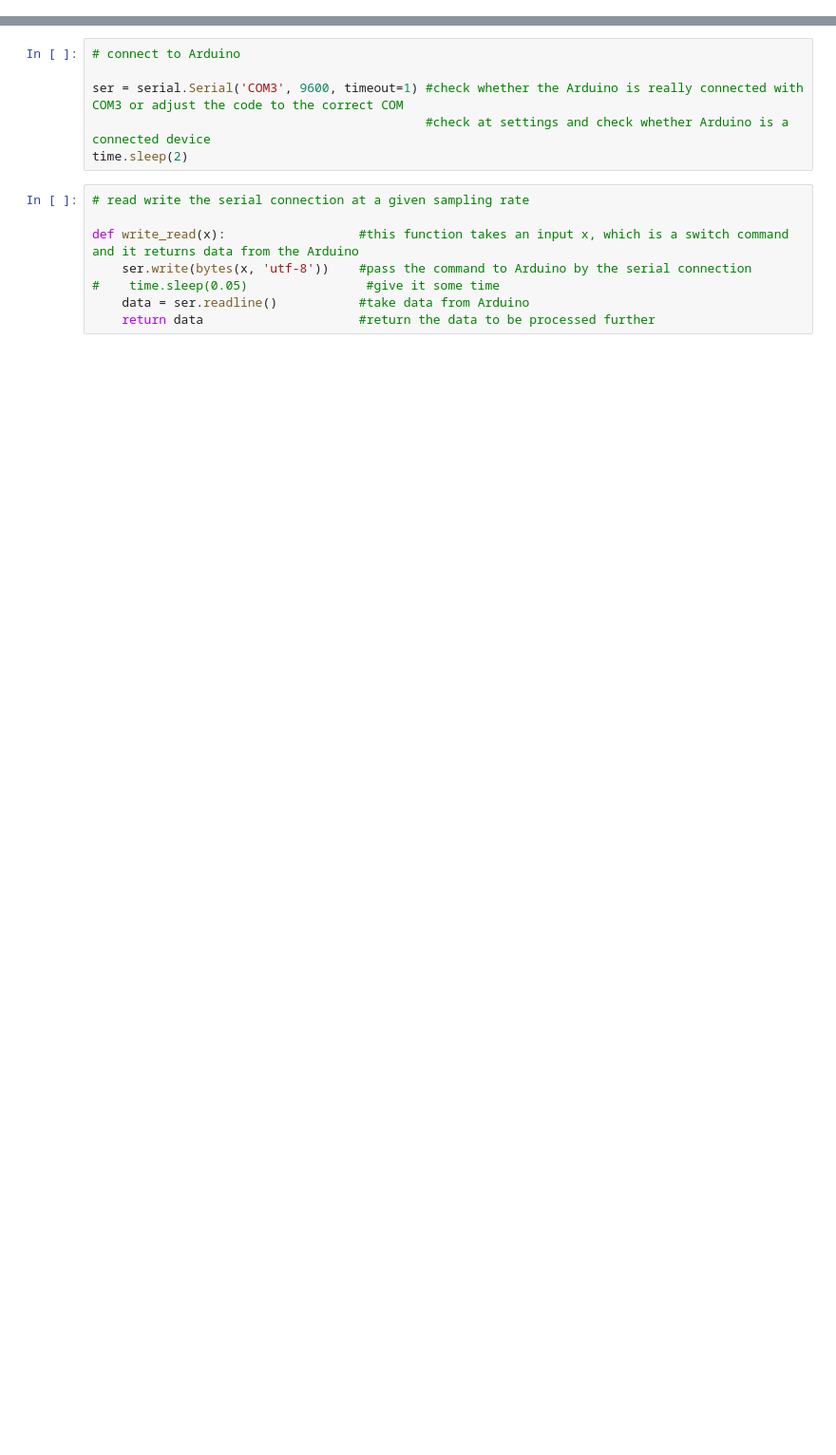
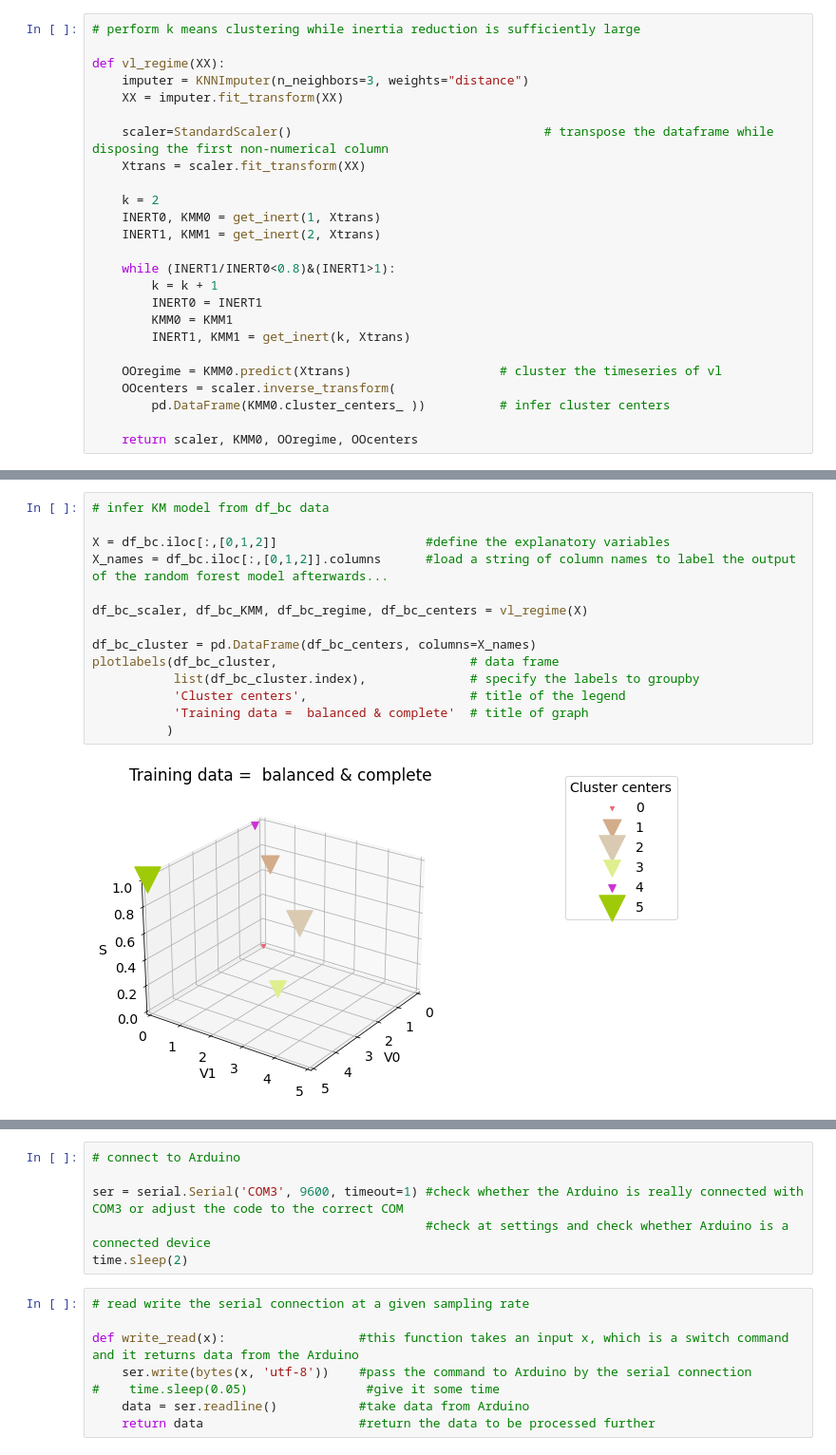
Before and after one commit to chrisrijsdijk/RAMS, a Jupyter notebook: notebook/Arduino_3Vars/Arduino_diagnostics_ensemble3Vars.ipynb, the cells around one changed output, grey strips where cells are left out. Shown: that part at 95% size. Cells and saved outputs as stored; diff of their text form; blank space fills up the shorter version.

```diff
--- a/notebook/Arduino_3Vars/Arduino_diagnostics_ensemble3Vars.ipynb
+++ b/notebook/Arduino_3Vars/Arduino_diagnostics_ensemble3Vars.ipynb
@@ -421,0 +80,25 @@ import keyboard
+# %%
+# perform k means clustering while inertia reduction is sufficiently large
+
+def vl_regime(XX):
+    imputer = KNNImputer(n_neighbors=3, weights="distance")
+    XX = imputer.fit_transform(XX)
+
+    scaler=StandardScaler()                                  # transpose the dataframe while disposing the first non-numerical column
+    Xtrans = scaler.fit_transform(XX)
+
+    k = 2
+    INERT0, KMM0 = get_inert(1, Xtrans)
+    INERT1, KMM1 = get_inert(2, Xtrans)
+
+    while (INERT1/INERT0<0.8)&(INERT1>1):
+        k = k + 1
+        INERT0 = INERT1
+        KMM0 = KMM1
+        INERT1, KMM1 = get_inert(k, Xtrans)
+
+    OOregime = KMM0.predict(Xtrans)                    # cluster the timeseries of vl
+    OOcenters = scaler.inverse_transform(
+        pd.DataFrame(KMM0.cluster_centers_ ))          # infer cluster centers
+
+    return scaler, KMM0, OOregime, OOcenters
@@ -421,0 +210,16 @@ import keyboard
+# %%
+# infer KM model from df_bc data
+
+X = df_bc.iloc[:,[0,1,2]]                    #define the explanatory variables
+X_names = df_bc.iloc[:,[0,1,2]].columns      #load a string of column names to label the output of the random forest model afterwards...
+
+df_bc_scaler, df_bc_KMM, df_bc_regime, df_bc_centers = vl_regime(X)
+
+df_bc_cluster = pd.DataFrame(df_bc_centers, columns=X_names)
+plotlabels(df_bc_cluster,                          # data frame
+           list(df_bc_cluster.index),              # specify the labels to groupby
+           'Cluster centers',                      # title of the legend
+           'Training data =  balanced & complete'  # title of graph
+          )
+# %% [output]
+[figure, added]
```
Also changed, not shown: parts of 56 cells of this notebook.
